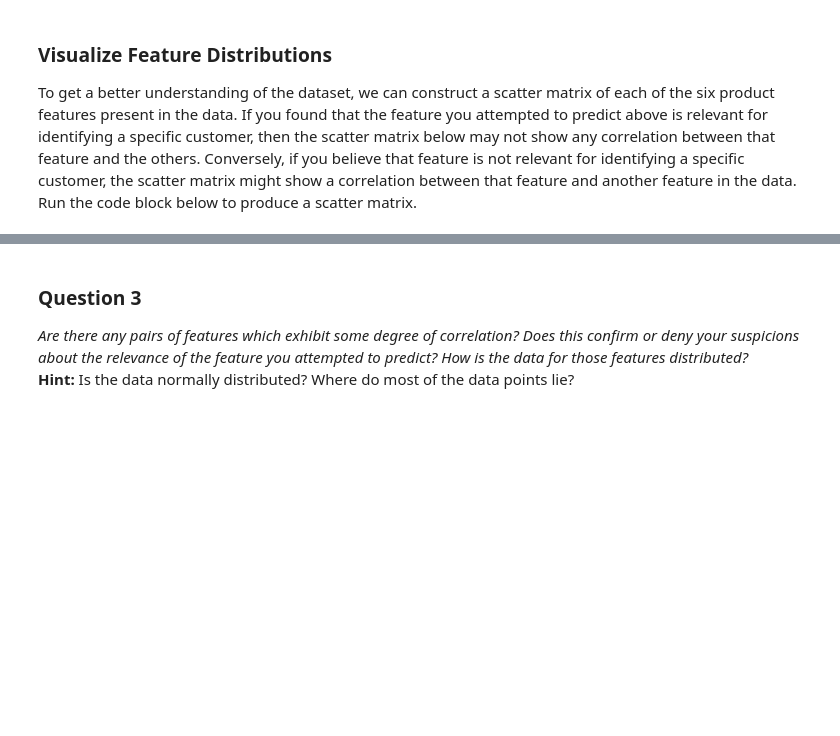
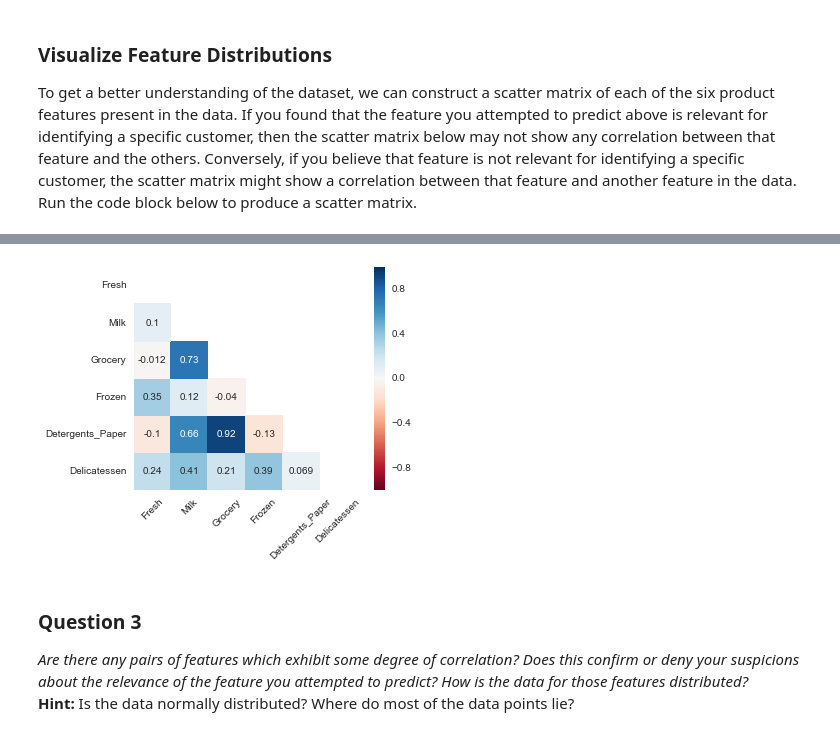
Before and after one commit to archelogos/ml-unsupervised-project, a Jupyter notebook: customer_segments.ipynb, the cells around one changed output, grey strips where cells are left out. Saved outputs shown, nothing was run; the diff lists cells and outputs as text; code cells hidden in the pictures; blank space fills up the shorter version.

```diff
--- a/customer_segments.ipynb
+++ b/customer_segments.ipynb
@@ -249,3 +269,14 @@ pd.scatter_matrix(data, alpha = 0.3, figsize = (14,8), diagonal = 'kde');
+# %%
+# snippet given in the first review :D
+
+corr = data.corr()
+mask = np.zeros_like(corr)
+mask[np.triu_indices_from(mask)] = True
+with sns.axes_style("white"):
+    ax = sns.heatmap(corr, mask=mask, square=True, annot=True, cmap='RdBu')
+    plt.xticks(rotation=45, ha='center');
+# %% [output]
+[figure, added]
 # %% [markdown]
 ### Question 3
 *Are there any pairs of features which exhibit some degree of correlation? Does this confirm or deny your suspicions about the relevance of the feature you attempted to predict? How is the data for those features distributed?*
```
Also changed, not shown: parts of 15 cells of this notebook, 1 other file.
